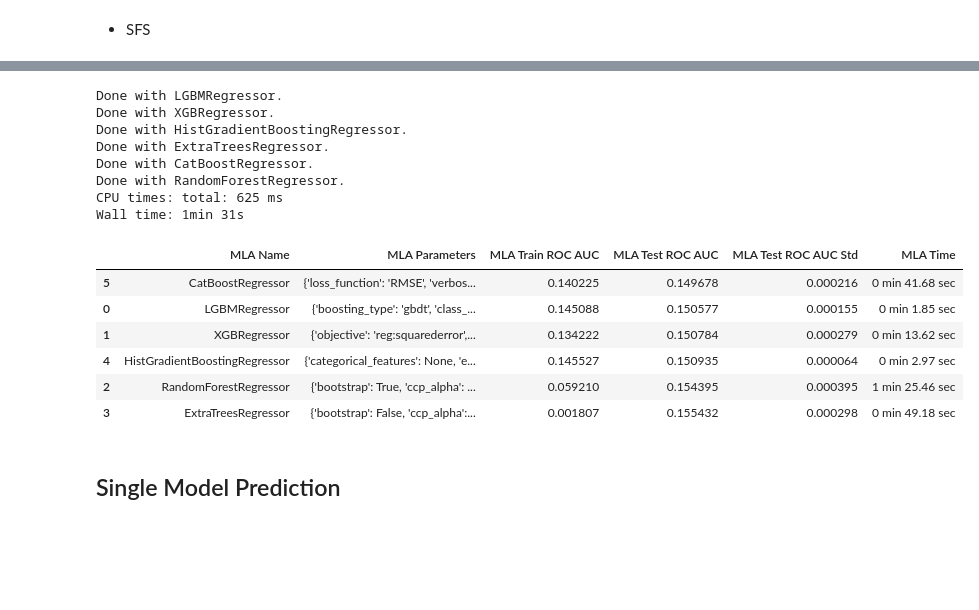
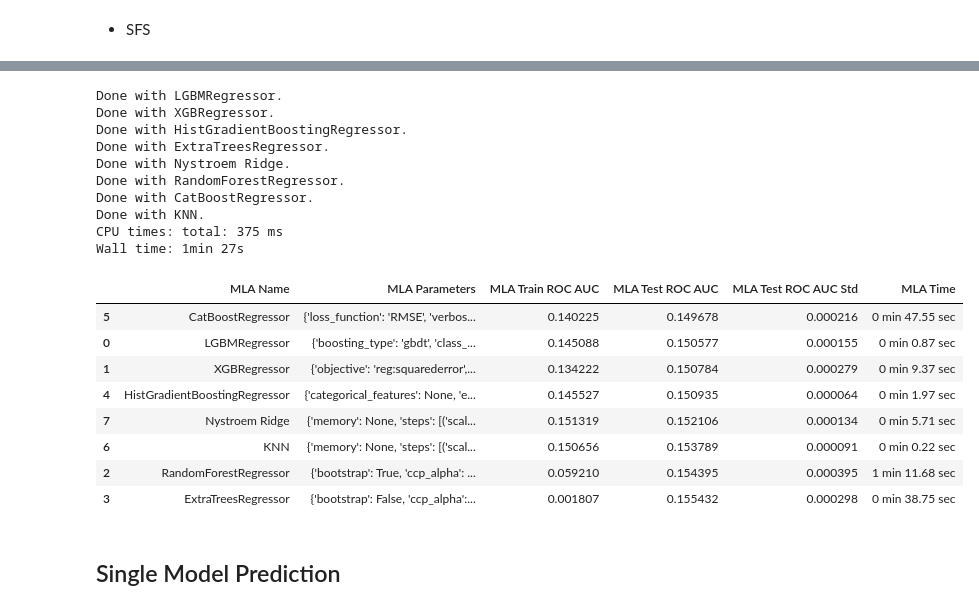
Before and after one commit to hardboyvino/kaggle_competition, a Jupyter notebook: playground_4.4/models.ipynb, the cells around one changed output, grey strips where cells are left out. Cells and saved outputs as stored; diff of their text form; code cells hidden in the pictures; blank space fills up the shorter version.

```diff
--- a/playground_4.4/models.ipynb
+++ b/playground_4.4/models.ipynb
@@ -136,7 +151,10 @@ def evaluate_models(models, X, y, important_features, cv_split, experiment_name)
                                         'MLA Time'])
 
     def evaluate_model(alg, idx):
-        MLA_name = alg.__class__.__name__
+        if hasattr(alg, 'name'):
+            MLA_name = alg.name
+        else:
+            MLA_name = alg.__class__.__name__
         features = important_features.get(MLA_name, [])
 
         # Check if the list of important features is empty
@@ -194,7 +212,10 @@ def evaluate_models(models, X, y, important_features, cv_split, experiment_name)
 baseline_features = {}
 
 for model in models:
-    model_name = model.__class__.__name__
+    if hasattr(model, 'name'):
+        model_name = model.name
+    else:
+        model_name = model.__class__.__name__
 
     baseline_features[model_name] = list(X.columns)
 # %%
@@ -730,31 +590,44 @@ Wall time: 1h 6min 54s
+# %%
+sfs_features = {'CatBoostRegressor': ['Sex_I','Sex_M','Length','Diameter','Height','Whole_weight','Shucked_weight','Viscera_weight','Shell_weight'],
+ 'ExtraTreesRegressor': ['Sex_I',  'Length',  'Diameter',  'Height',  'Whole_weight',  'Shucked_weight',  'Viscera_weight',  'Shell_weight'],
+ 'HistGradientBoostingRegressor': ['Sex_F', 'Sex_I', 'Length', 'Diameter', 'Height', 'Whole_weight', 'Shucked_weight', 'Viscera_weight', 'Shell_weight'],
+ 'LGBMRegressor': ['Sex_F', 'Sex_I', 'Length', 'Diameter', 'Height', 'Whole_weight', 'Shucked_weight', 'Viscera_weight', 'Shell_weight'],
+ 'RandomForestRegressor': ['Sex_F', 'Sex_I', 'Sex_M', 'Length', 'Diameter', 'Height', 'Whole_weight', 'Shucked_weight', 'Viscera_weight', 'Shell_weight'],
+ 'XGBRegressor': ['Sex_I', 'Length', 'Diameter', 'Height', 'Whole_weight', 'Shucked_weight', 'Viscera_weight', 'Shell_weight'],
+ 'KNN': ['Sex_I', 'Length', 'Whole_weight', 'Shucked_weight', 'Shell_weight'],
+ 'Nystroem Ridge': ['Sex_I', 'Length', 'Diameter', 'Height', 'Whole_weight', 'Shucked_weight', 'Viscera_weight', 'Shell_weight']}
 # %%
-with open('sfs_features.txt', mode='w') as f:
+with open('sfs_features_knn_ridge.txt', mode='w') as f:
     pprint(sfs_features, stream=f)
 # %%
 %%time
 
 # Set seeds for reproducibility
 np.random.seed(42)
 random.seed(42)
 
-sfs_models = evaluate_models(models, X, y, sfs_features, sk10, f'{experiment_name}_sfs')
+sfs_models = evaluate_models(models, X, y, sfs_features, sk10, f'{experiment_name}_sfs_8models')
 sfs_models
 # %% [output]
 Done with LGBMRegressor.
 Done with XGBRegressor.
 Done with HistGradientBoostingRegressor.
 Done with ExtraTreesRegressor.
+Done with Nystroem Ridge.
+Done with RandomForestRegressor.
 Done with CatBoostRegressor.
-Done with RandomForestRegressor.
-CPU times: total: 625 ms
-Wall time: 1min 31s
+Done with KNN.
+CPU times: total: 375 ms
+Wall time: 1min 27s
 |  | MLA Name | MLA Parameters | MLA Train ROC AUC | MLA Test ROC AUC | MLA Test ROC AUC Std | MLA Time |
-| 5 | CatBoostRegressor | {'loss_function': 'RMSE', 'verbos... | 0.140225 | 0.149678 | 0.000216 | 0 min 41.68 sec |
-| 0 | LGBMRegressor | {'boosting_type': 'gbdt', 'class_... | 0.145088 | 0.150577 | 0.000155 | 0 min 1.85 sec |
-| 1 | XGBRegressor | {'objective': 'reg:squarederror',... | 0.134222 | 0.150784 | 0.000279 | 0 min 13.62 sec |
-| 4 | HistGradientBoostingRegressor | {'categorical_features': None, 'e... | 0.145527 | 0.150935 | 0.000064 | 0 min 2.97 sec |
-| 2 | RandomForestRegressor | {'bootstrap': True, 'ccp_alpha': ... | 0.059210 | 0.154395 | 0.000395 | 1 min 25.46 sec |
-| 3 | ExtraTreesRegressor | {'bootstrap': False, 'ccp_alpha':... | 0.001807 | 0.155432 | 0.000298 | 0 min 49.18 sec |
+| 5 | CatBoostRegressor | {'loss_function': 'RMSE', 'verbos... | 0.140225 | 0.149678 | 0.000216 | 0 min 47.55 sec |
+| 0 | LGBMRegressor | {'boosting_type': 'gbdt', 'class_... | 0.145088 | 0.150577 | 0.000155 | 0 min 0.87 sec |
+| 1 | XGBRegressor | {'objective': 'reg:squarederror',... | 0.134222 | 0.150784 | 0.000279 | 0 min 9.37 sec |
+| 4 | HistGradientBoostingRegressor | {'categorical_features': None, 'e... | 0.145527 | 0.150935 | 0.000064 | 0 min 1.97 sec |
+| 7 | Nystroem Ridge | {'memory': None, 'steps': [('scal... | 0.151319 | 0.152106 | 0.000134 | 0 min 5.71 sec |
+| 6 | KNN | {'memory': None, 'steps': [('scal... | 0.150656 | 0.153789 | 0.000091 | 0 min 0.22 sec |
+| 2 | RandomForestRegressor | {'bootstrap': True, 'ccp_alpha': ... | 0.059210 | 0.154395 | 0.000395 | 1 min 11.68 sec |
+| 3 | ExtraTreesRegressor | {'bootstrap': False, 'ccp_alpha':... | 0.001807 | 0.155432 | 0.000298 | 0 min 38.75 sec |
 # %% [markdown]
 ## Single Model Prediction
 # %%
```
Also changed, not shown: parts of 43 cells of this notebook.
